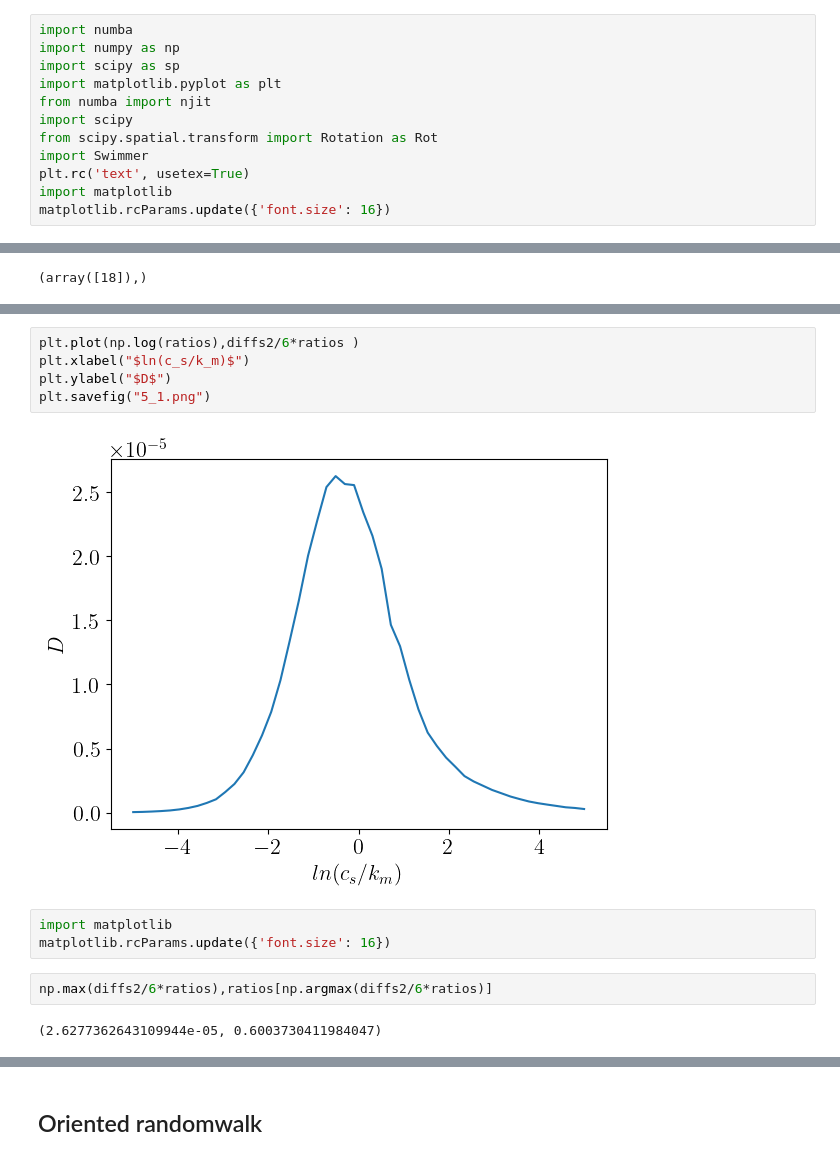
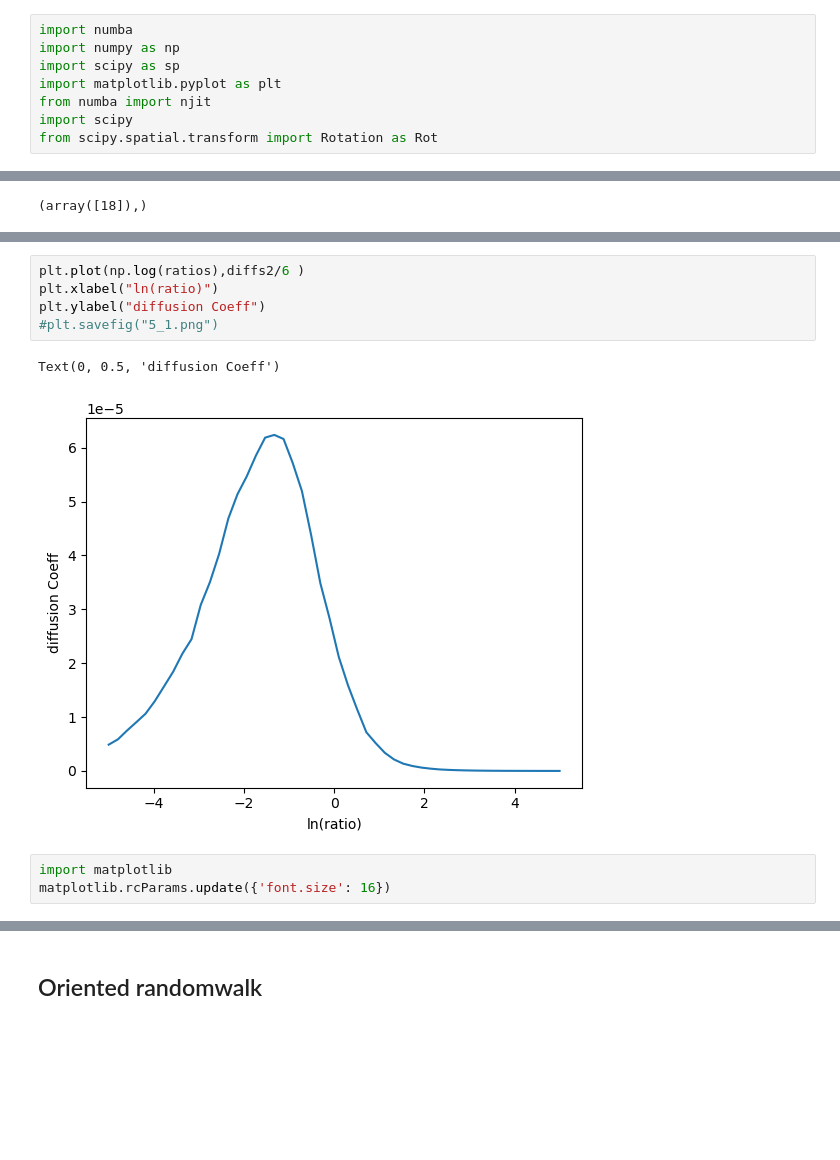
Before and after one commit to alireza-astane/starSwimmer3D, a Jupyter notebook: swimmerProject/notebooks/phase5.ipynb, the cells around one changed output, grey strips where cells are left out. Drawn from its saved outputs; the diff is of its cells as text; blank space fills up the shorter version.

```diff
--- a/swimmerProject/notebooks/phase5.ipynb
+++ b/swimmerProject/notebooks/phase5.ipynb
@@ -6,7 +6,3 @@ import matplotlib.pyplot as plt
 from numba import njit
 import scipy
 from scipy.spatial.transform import Rotation as Rot
-import Swimmer
-plt.rc('text', usetex=True)
-import matplotlib
-matplotlib.rcParams.update({'font.size': 16})
@@ -523,16 +415,13 @@ plt.savefig("5_1.png")
 # %%
-plt.plot(np.log(ratios),diffs2/6*ratios )
-plt.xlabel("$ln(c_s/k_m)$")
-plt.ylabel("$D$")
-plt.savefig("5_1.png")
+plt.plot(np.log(ratios),diffs2/6 )
+plt.xlabel("ln(ratio)")
+plt.ylabel("diffusion Coeff")
+#plt.savefig("5_1.png")
 # %% [output]
+Text(0, 0.5, 'diffusion Coeff')
-[figure, old version]
+[figure, new version]
 # %%
 import matplotlib
 matplotlib.rcParams.update({'font.size': 16})
-# %%
-np.max(diffs2/6*ratios),ratios[np.argmax(diffs2/6*ratios)]
-# %% [output]
-(2.6277362643109944e-05, 0.6003730411984047)
 # %%
 plt.plot(np.log(ratios),ratios*diffs2/6 )
```
Also changed, not shown: parts of 76 cells of this notebook, 2 other files.
